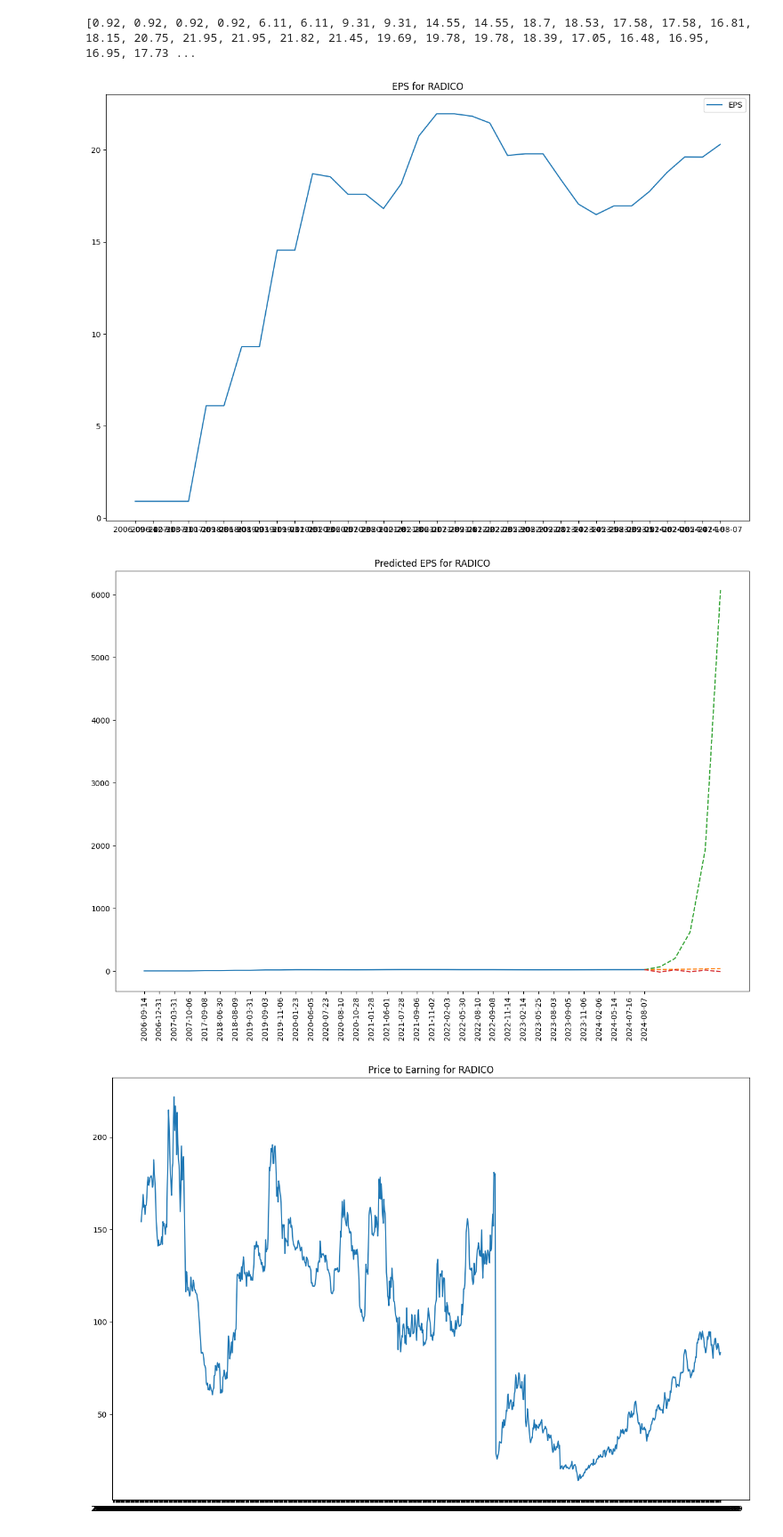
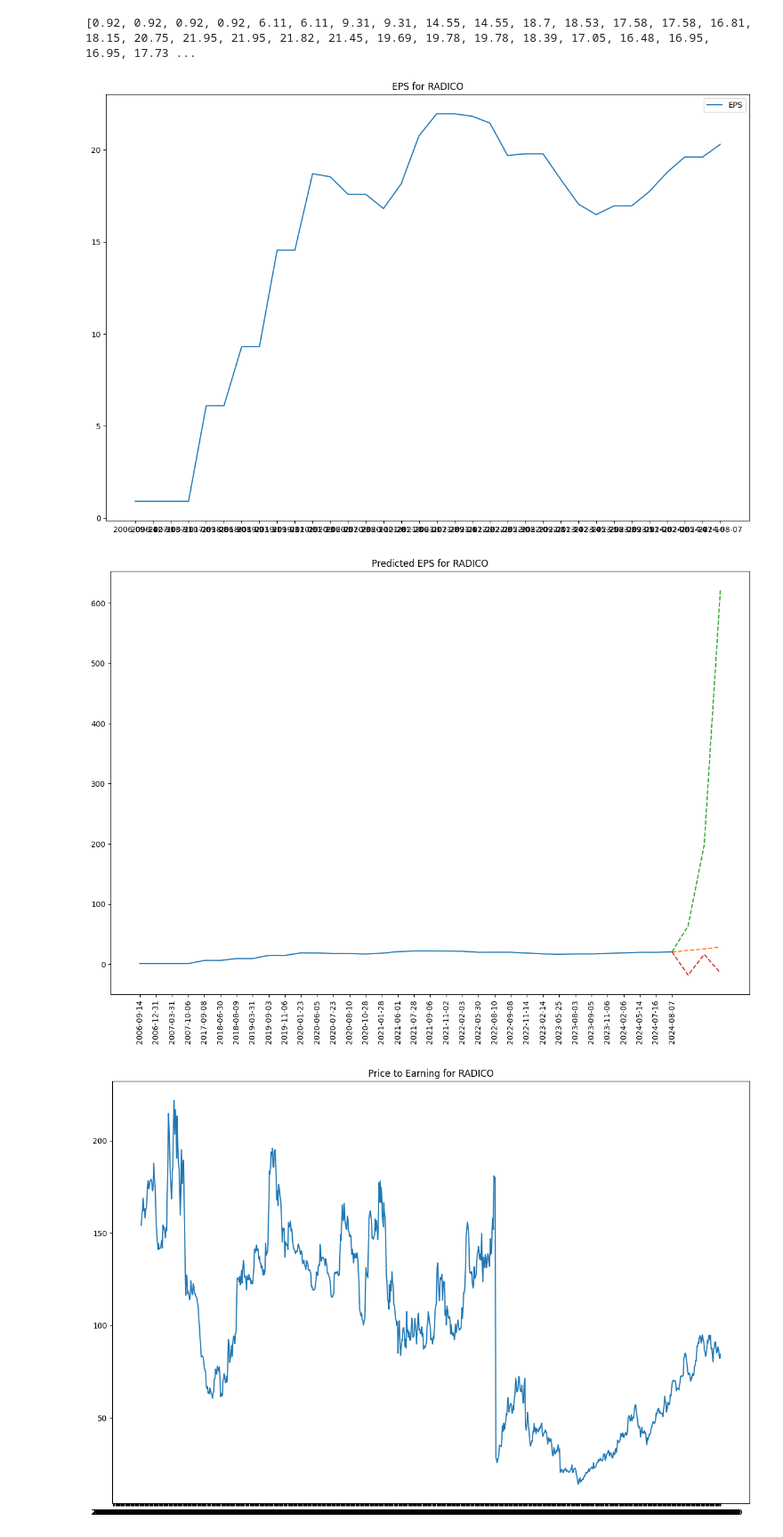
Before and after one commit to IshantSihag/Omnix-Sage, a Jupyter notebook: test.ipynb, the cells around one changed output. Shown at 89% size. Drawn from its saved outputs; the diff is of its cells as text; code cells hidden in the pictures.

```diff
--- a/test.ipynb
+++ b/test.ipynb
@@ -365,7 +365,7 @@ year_list_new
  'Predicted Mar 2028',
  'Predicted Mar 2029']
 # %%
-def confidence_index_graph(title, year_list, data_list, extended_years=5):
+def confidence_index_graph(title, year_list, data_list, extended_years=3):
     plt.figure(figsize=(15, 10))
     plt.title(('Predicted ' if extended_years else '')+ title)
     year_list_new = year_list[:]
@@ -820,14 +820,14 @@ print(eps_values_list)
 # %%
 plt.figure(figsize=(15, 10))
 plt.title(f"EPS for {company}")
 # plt.xticks(range(len(eps_date_list)), eps_date_list, rotation=90)
 plt.plot(eps_date_list, eps_values_list, label='EPS')
 plt.legend()
 plt.show()
-confidence_index_graph(f"EPS for {company}", eps_date_list, [eps_values_list], 5)
+confidence_index_graph(f"EPS for {company}", eps_date_list, [eps_values_list], 3)
 # %% [output]
 [figure]
-[figure, old version]
+[figure, new version]
 # %%
 plt.figure(figsize=(15, 10))
 plt.title(f"Price to Earning for {company}")
```
Also changed, not shown: parts of 12 cells of this notebook.
